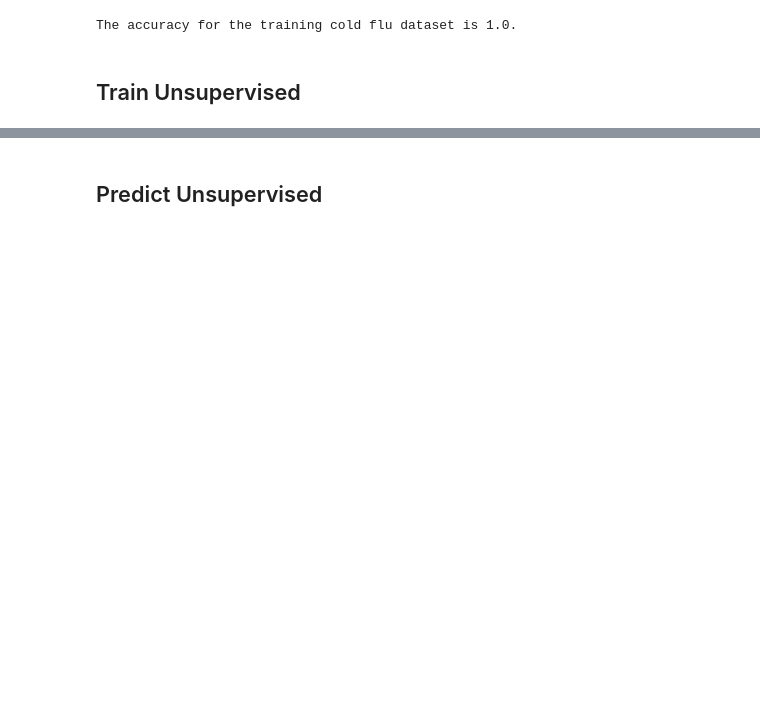
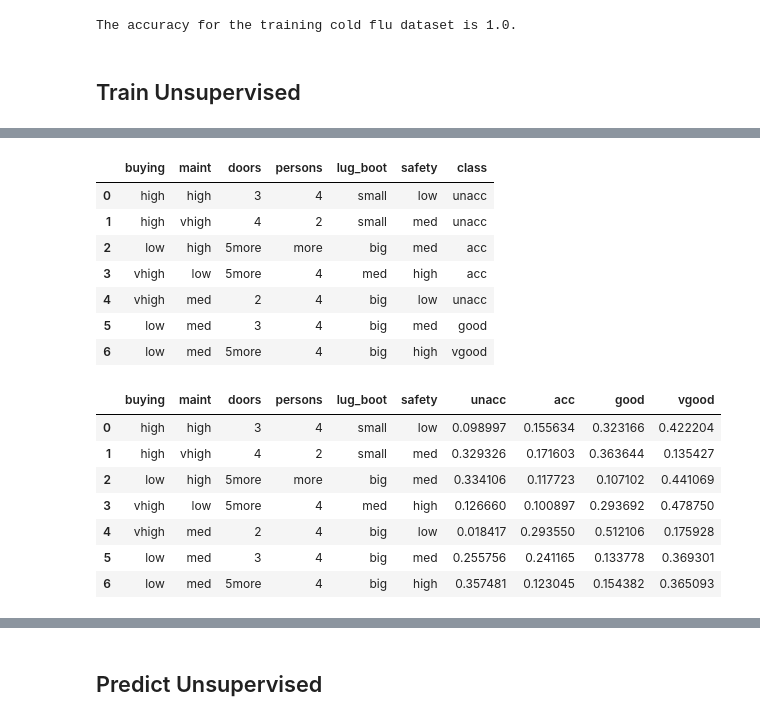
Before and after one commit to maleakhiw/Naive-Bayes-Algorithm, a Jupyter notebook: COMP30027 2018S1 - Project 1.ipynb, the cells around one changed output, grey strips where cells are left out. Cells and saved outputs as stored; diff of their text form; code cells hidden in the pictures; blank space fills up the shorter version.

```diff
--- a/COMP30027 2018S1 - Project 1.ipynb
+++ b/COMP30027 2018S1 - Project 1.ipynb
@@ -333,3 +391,22 @@ def initialise_unsupervised_naive_bayes(dataset, class_label):
+# %%
+def initialise_unsupervised_naive_bayes(dataset, class_label):
+        no_of_rows = dataset.shape[0]
+        no_of_classes = len(dataset[class_label].unique())
+
+        # sample no_of_rows times from a uniform distribution (uniform prior)
+        sample_matrix = np.zeros((no_of_rows, no_of_classes))
+        for i in range(no_of_rows):
+            samples = np.random.uniform(0, 1, no_of_classes)
+            samples /= sum(samples)  # normalise so it sums to 1
+            sample_matrix[i] = samples
+
+        # create new columns
+        sample_matrix_transpose = np.transpose(sample_matrix)
+        for i in range(no_of_classes):
+            # add a new column, using a vector from the matrix as the data
+            class_ = dataset[class_label].unique()[i]
+            row_values = sample_matrix_transpose[i]
+            dataset[class_] = row_values
 # %%
 # This function should build an unsupervised NB model and return a count
 # @param class_column = possible class name (weak unsupervised model)
@@ -342,33 +419,83 @@ def train_count_unsupervised(class_column, attribute_column, dataset, class_labe
     # Calculate prior (dictionary_prior)
     # Initiate python dictionary with the number of class in the training data as it's key
     count_prior = {}
     for unique_class in class_column:
         count_prior[unique_class] = 0
 
     # Loop through the training data and sum the probability
     for index, row in dataset.iterrows():
         for unique_class in class_column:
             count_prior[unique_class] += row[unique_class]
 
     # Calculate count posterior (dictionary_posterior), the data structure used are dictionary
     # of dictionary of dictionaries
     count_posterior = {}
 
     # Setup the dictionary component
     for col in attribute_column:
         count_posterior[col] = {}
         for unique_class in class_column:
             count_posterior[col][unique_class] = {}
             for unique_col in dataset[col].unique():
                 count_posterior[col][unique_class][unique_col] = 0
 
     # Now use the training data to perform calculation
     for index, row in dataset.iterrows():
         for col in attribute_column:
             for unique_class in class_column:
                 count_posterior[col][unique_class][row[col]] += row[unique_class]
 
     return((count_prior, count_posterior))
+
+display(training2_df)
+unsupervised_df = initialise_unsupervised_naive_bayes(training2_df, "class")
+unsupervised_df['unacc'] = [0.09899670531767234,
+                    0.32932573681422983,
+                    0.33410576906864276,
+                    0.12666018046468697,
+                    0.01841670419573832,
+                    0.25575616577323973,
+                    0.3574805722747498]
+unsupervised_df['vgood'] = [0.4222035619811808,
+                    0.135427490167598,
+                    0.4410694638512566,
+                    0.47875032937958656,
+                    0.17592750857716227,
+                    0.36930076206948437,
+                    0.36509255048732786]
+unsupervised_df['good'] = [0.323166195312893,
+                    0.36364365470065596,
+                    0.10710165369961186,
+                    0.29369226646774543,
+                    0.5121058802348358,
+                    0.13377844815404982,
+                    0.1543820041187137]
+unsupervised_df['acc'] =   [0.15563353738825392,
+                    0.17160311831751635,
+                    0.11772311338048874,
+                    0.10089722368798107,
+                    0.2935499069922637,
+                    0.24116462400322605,
+                    0.12304487311920863]
+display(unsupervised_df)
+test_model = train_probability_unsupervised(training2_df["class"].unique(), CAR_COLUMN[:-1], unsupervised_df, "class")
+# %% [output]
+|  | buying | maint | doors | persons | lug_boot | safety | class |
+| 0 | high | high | 3 | 4 | small | low | unacc |
+| 1 | high | vhigh | 4 | 2 | small | med | unacc |
+| 2 | low | high | 5more | more | big | med | acc |
+| 3 | vhigh | low | 5more | 4 | med | high | acc |
+| 4 | vhigh | med | 2 | 4 | big | low | unacc |
+| 5 | low | med | 3 | 4 | big | med | good |
+| 6 | low | med | 5more | 4 | big | high | vgood |
+|  | buying | maint | doors | persons | lug_boot | safety | unacc | acc | good | vgood |
+| 0 | high | high | 3 | 4 | small | low | 0.098997 | 0.155634 | 0.323166 | 0.422204 |
+| 1 | high | vhigh | 4 | 2 | small | med | 0.329326 | 0.171603 | 0.363644 | 0.135427 |
+| 2 | low | high | 5more | more | big | med | 0.334106 | 0.117723 | 0.107102 | 0.441069 |
+| 3 | vhigh | low | 5more | 4 | med | high | 0.126660 | 0.100897 | 0.293692 | 0.478750 |
+| 4 | vhigh | med | 2 | 4 | big | low | 0.018417 | 0.293550 | 0.512106 | 0.175928 |
+| 5 | low | med | 3 | 4 | big | med | 0.255756 | 0.241165 | 0.133778 | 0.369301 |
+| 6 | low | med | 5more | 4 | big | high | 0.357481 | 0.123045 | 0.154382 | 0.365093 |
 # %%
 # This function should build unsupervised NB model and return a probability
 # @param class_column = possible class name (weak unsupervised model)
```
Also changed, not shown: parts of 7 cells of this notebook.
